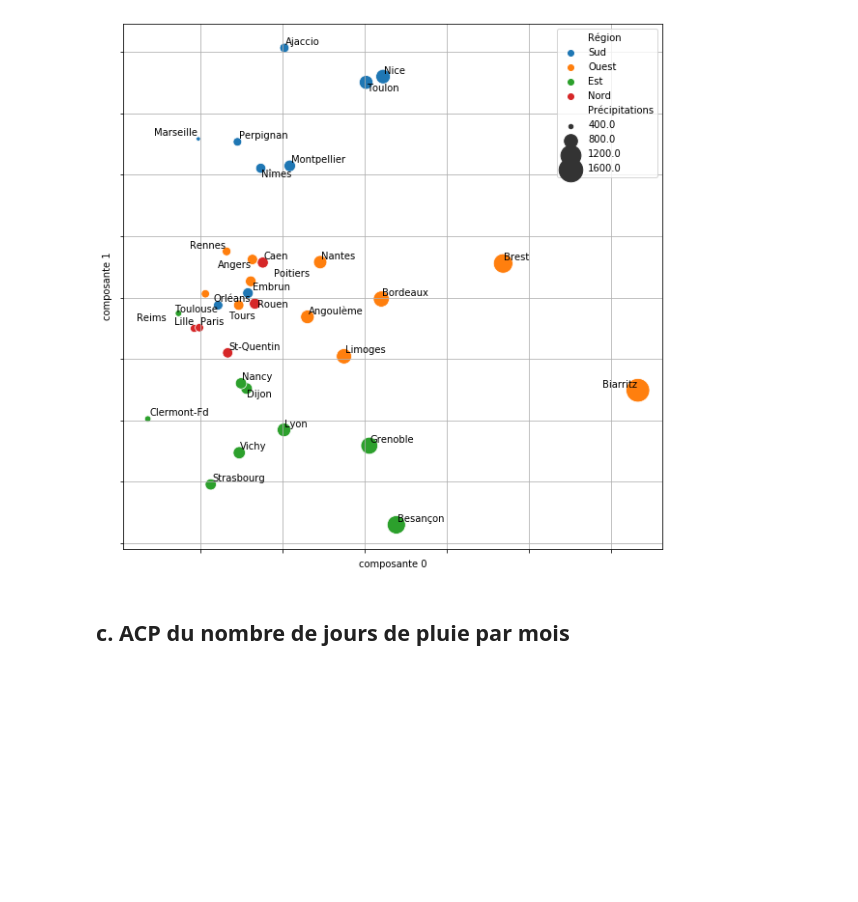
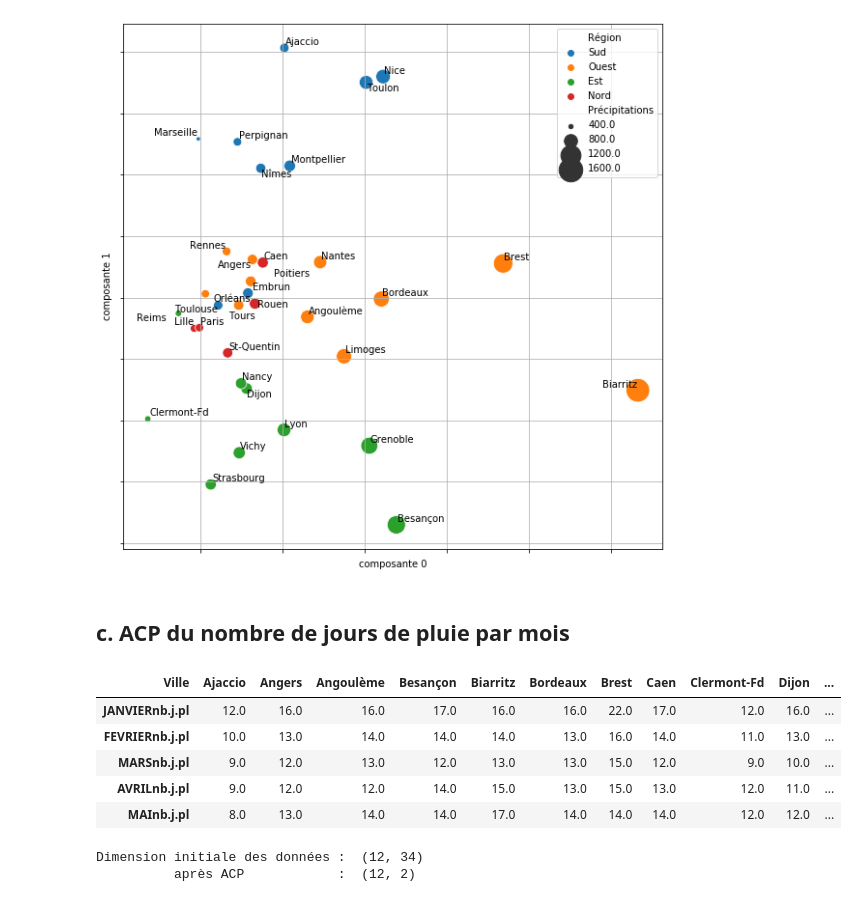
Before and after one commit to campusplage/compte-rendus-mullier_alberjaoui, a Jupyter notebook: TP2_sklearn.ipynb, the cells around one changed output. Drawn from its saved outputs; the diff is of its cells as text; code cells hidden in the pictures; blank space fills up the shorter version.

```diff
--- a/TP2_sklearn.ipynb
+++ b/TP2_sklearn.ipynb
@@ -583,4 +583,26 @@ plt.grid()
 ## c. ACP du nombre de jours de pluie par mois
 # %%
 # ACP du nombre de jours de pluie par mois
-...
+# on sélectionne les données qui nous intéresse (précipitations par ville)
+data_nbpluie = raw_data.iloc[:,13:25].T
+data_nbpluie.head()
+# %% [output]
+| Ville | Ajaccio | Angers | Angoulème | Besançon | Biarritz | Bordeaux | Brest | Caen | Clermont-Fd | Dijon | ... |
+| JANVIERnb.j.pl | 12.0 | 16.0 | 16.0 | 17.0 | 16.0 | 16.0 | 22.0 | 17.0 | 12.0 | 16.0 | ... |
+| FEVRIERnb.j.pl | 10.0 | 13.0 | 14.0 | 14.0 | 14.0 | 13.0 | 16.0 | 14.0 | 11.0 | 13.0 | ... |
+| MARSnb.j.pl | 9.0 | 12.0 | 13.0 | 12.0 | 13.0 | 13.0 | 15.0 | 12.0 | 9.0 | 10.0 | ... |
+| AVRILnb.j.pl | 9.0 | 12.0 | 12.0 | 14.0 | 15.0 | 13.0 | 15.0 | 13.0 | 12.0 | 11.0 | ... |
+| MAInb.j.pl | 8.0 | 13.0 | 14.0 | 14.0 | 17.0 | 14.0 | 14.0 | 14.0 | 12.0 | 12.0 | ... |
+# %%
+# Calculez la transformée des images par ACP
+n_components = 2
+villes_pca = PCA(n_components=n_components)
+villes_pca.fit(data_nbpluie)
+# on applique l'ACP
+data_transformed = villes_pca.transform(data_nbpluie)
+
+print('Dimension initiale des données : ', data_nbpluie.shape)
+print('          après ACP            : ', data_transformed.shape)
+# %% [output]
+Dimension initiale des données :  (12, 34)
+          après ACP            :  (12, 2)
```
Also changed, not shown: parts of 3 cells of this notebook.
